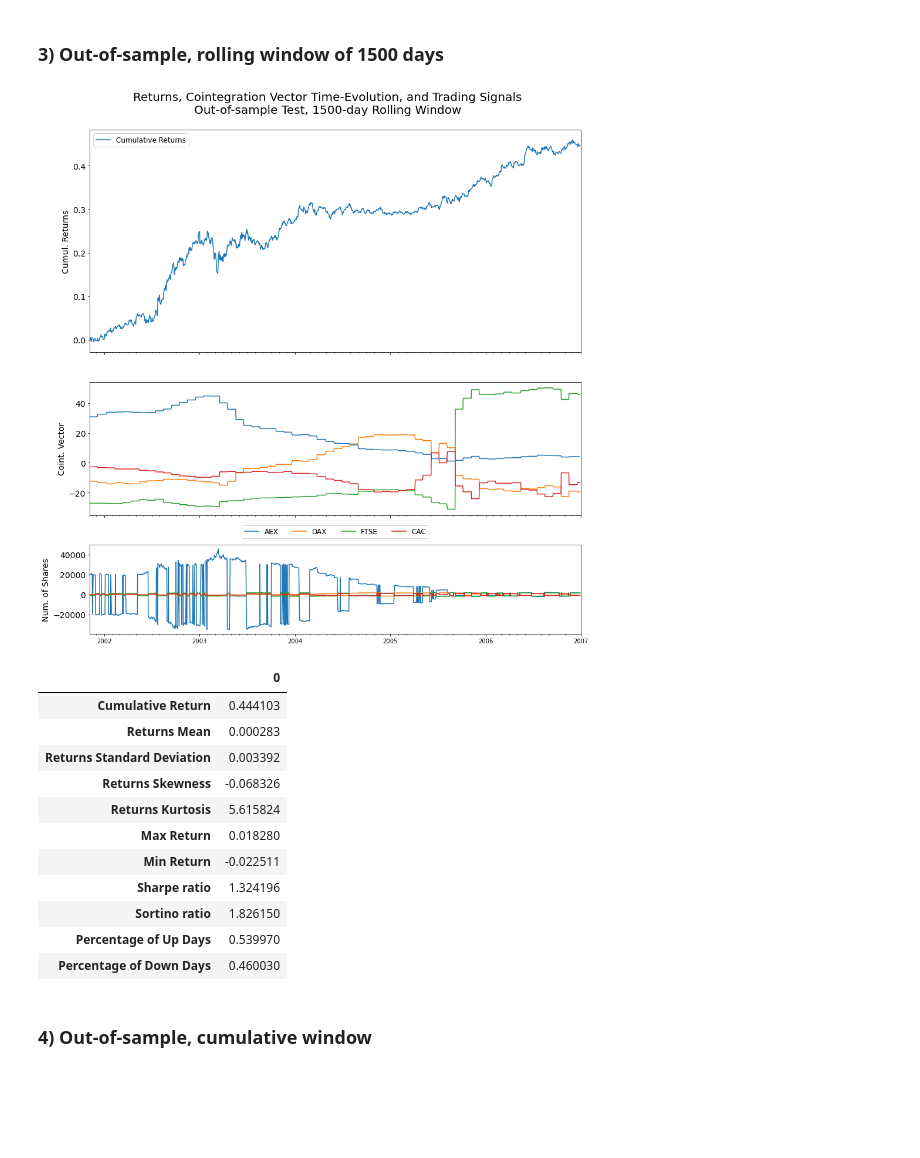
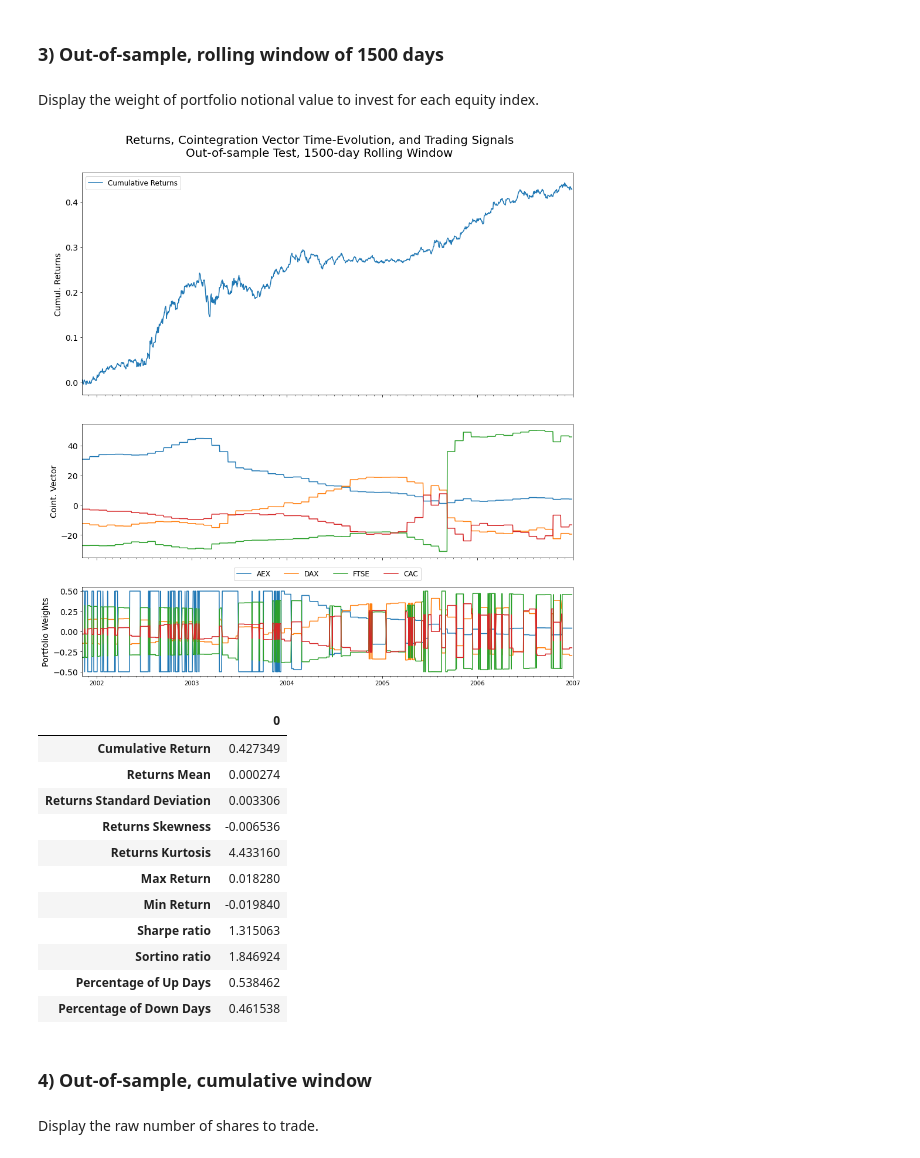
Before and after one commit to hudson-and-thames/arbitrage_research, a Jupyter notebook: Cointegration Approach/Multivariate Cointegration Framework.ipynb, the cells around one changed output. Cells and saved outputs as stored; diff of their text form; code cells hidden in the pictures; blank space fills up the shorter version.

```diff
--- a/Cointegration Approach/Multivariate Cointegration Framework.ipynb
+++ b/Cointegration Approach/Multivariate Cointegration Framework.ipynb
@@ -153,6 +155,9 @@ The equity curve and the statistics of the returns are shown for each experiment
 # %%
 # Initialize the trading signal generator
 multi_coint_signal = MultivariateCointegration(train_df, trade_df)
+
+# Impute all missing values
+multi_coint_signal.fillna_inplace(nan_method='ffill')
 # %% [markdown]
 ### 1) In-sample, rolling window of 1500 days
 # %%
@@ -211,30 +216,33 @@ multi_coint_signal.summary(port_returns)
 ### 3) Out-of-sample, rolling window of 1500 days
 # %%
 # Generating the signal, recording the cointegration vector time evolution and calculate portfolio returns
-signal, coint_vec, port_returns = multi_coint_signal.trading_signal(nlags=30, rolling_window_size=1500, insample=False)
+signal, signal_ntn,  coint_vec, port_returns = multi_coint_signal.trading_signal(nlags=30, rolling_window_size=1500,
+                                                                                 insample=False)
+# %% [markdown]
+Display the weight of portfolio notional value to invest for each equity index.
 # %%
 # Plot the equity curve, cointegration vectors, and trading signals
-plot = multi_coint_signal.plot_all(signal, coint_vec, port_returns,
+plot = multi_coint_signal.plot_all(signal, signal_ntn, coint_vec, port_returns,
                                    start_date=pd.Timestamp(2001, 11, 6), end_date=pd.Timestamp(2007, 1, 2),
-                                   title="Out-of-sample Test, 1500-day Rolling Window")
+                                   title="Out-of-sample Test, 1500-day Rolling Window", use_weights=True)
 # %% [output]
-[figure, old version]
+[figure, new version]
 # %%
 # Returns statistics
 multi_coint_signal.summary(port_returns)
 # %% [output]
 |  | 0 |
-| Cumulative Return | 0.444103 |
-| Returns Mean | 0.000283 |
-| Returns Standard Deviation | 0.003392 |
-| Returns Skewness | -0.068326 |
-| Returns Kurtosis | 5.615824 |
+| Cumulative Return | 0.427349 |
+| Returns Mean | 0.000274 |
+| Returns Standard Deviation | 0.003306 |
+| Returns Skewness | -0.006536 |
+| Returns Kurtosis | 4.433160 |
 | Max Return | 0.018280 |
-| Min Return | -0.022511 |
-| Sharpe ratio | 1.324196 |
-| Sortino ratio | 1.826150 |
-| Percentage of Up Days | 0.539970 |
-| Percentage of Down Days | 0.460030 |
+| Min Return | -0.019840 |
+| Sharpe ratio | 1.315063 |
+| Sortino ratio | 1.846924 |
+| Percentage of Up Days | 0.538462 |
+| Percentage of Down Days | 0.461538 |
 # %% [markdown]
 ### 4) Out-of-sample, cumulative window
 # %%
@@ -243,2 +252,4 @@ signal, coint_vec, port_returns = multi_coint_signal.trading_signal(nlags=30, ro
+# %% [markdown]
+Display the raw number of shares to trade.
 # %%
 # Plot the equity curve, cointegration vectors, and trading signals
```
Also changed, not shown: parts of 16 cells of this notebook.
